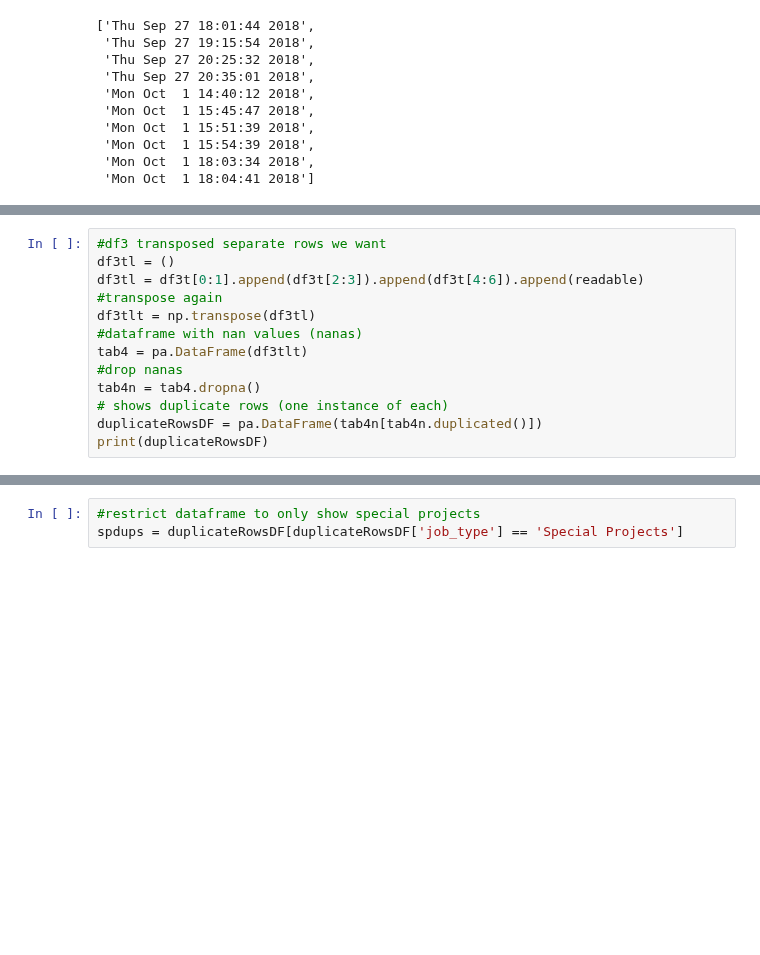
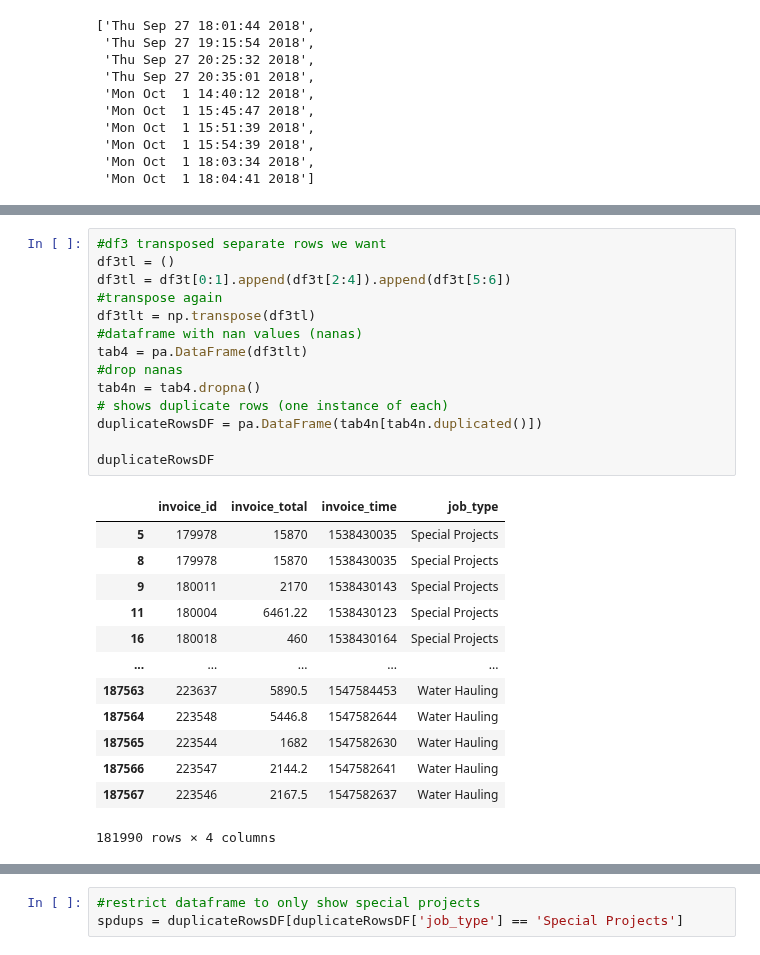
Before and after one commit to nurfnick/Cantrell_Jackson, a Jupyter notebook: Tracy extra.ipynb, the cells around one changed output, grey strips where cells are left out. Drawn from its saved outputs; the diff is of its cells as text; blank space fills up the shorter version.

```diff
--- a/Tracy extra.ipynb
+++ b/Tracy extra.ipynb
@@ -141,13 +127,28 @@ df3t = np.transpose(df3)
 # %%
 #df3 transposed separate rows we want
 df3tl = ()
-df3tl = df3t[0:1].append(df3t[2:3]).append(df3t[4:6]).append(readable)
+df3tl = df3t[0:1].append(df3t[2:4]).append(df3t[5:6])
 #transpose again
 df3tlt = np.transpose(df3tl)
 #dataframe with nan values (nanas)
 tab4 = pa.DataFrame(df3tlt)
 #drop nanas
 tab4n = tab4.dropna()
 # shows duplicate rows (one instance of each)
 duplicateRowsDF = pa.DataFrame(tab4n[tab4n.duplicated()])
-print(duplicateRowsDF)
+
+duplicateRowsDF
+# %% [output]
+|  | invoice_id | invoice_total | invoice_time | job_type |
+| 5 | 179978 | 15870 | 1538430035 | Special Projects |
+| 8 | 179978 | 15870 | 1538430035 | Special Projects |
+| 9 | 180011 | 2170 | 1538430143 | Special Projects |
+| 11 | 180004 | 6461.22 | 1538430123 | Special Projects |
+| 16 | 180018 | 460 | 1538430164 | Special Projects |
+| ... | ... | ... | ... | ... |
+| 187563 | 223637 | 5890.5 | 1547584453 | Water Hauling |
+| 187564 | 223548 | 5446.8 | 1547582644 | Water Hauling |
+| 187565 | 223544 | 1682 | 1547582630 | Water Hauling |
+| 187566 | 223547 | 2144.2 | 1547582641 | Water Hauling |
+| 187567 | 223546 | 2167.5 | 1547582637 | Water Hauling |
+181990 rows × 4 columns
```
Also changed, not shown: parts of 11 cells of this notebook.
